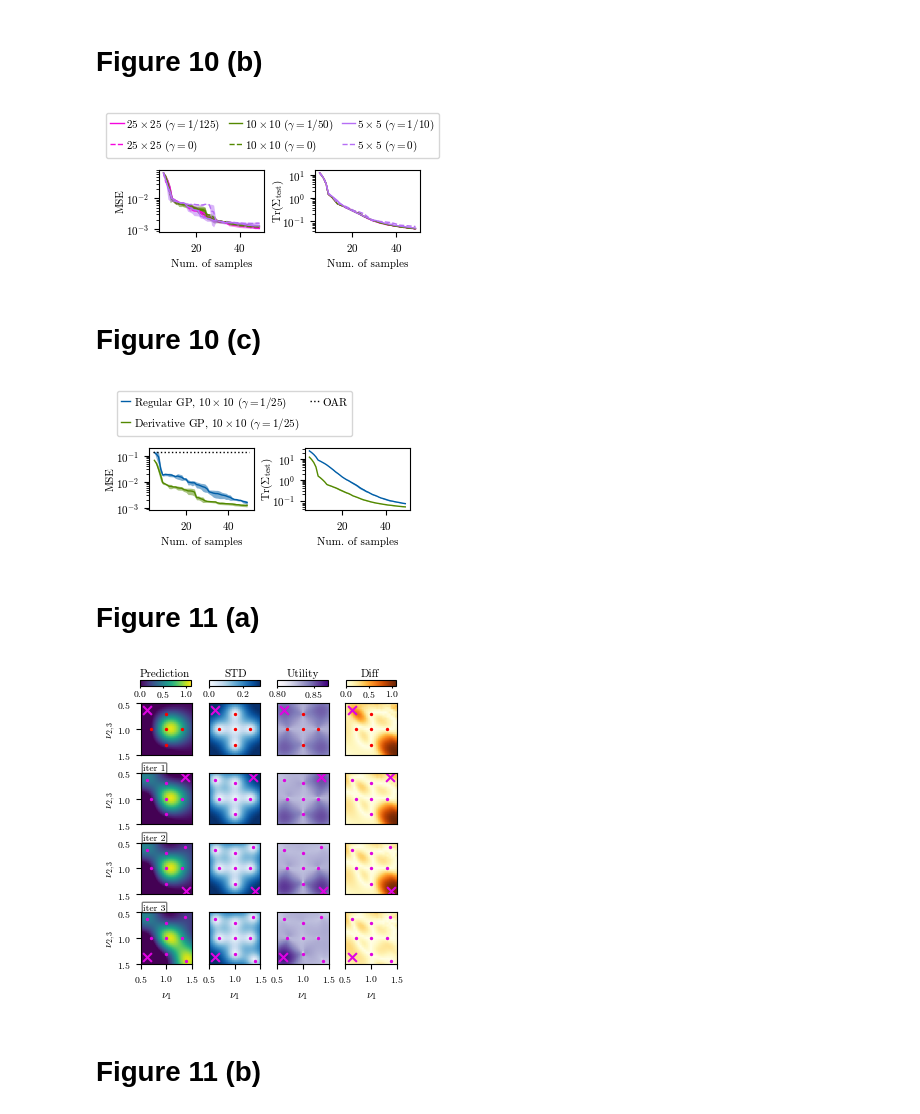
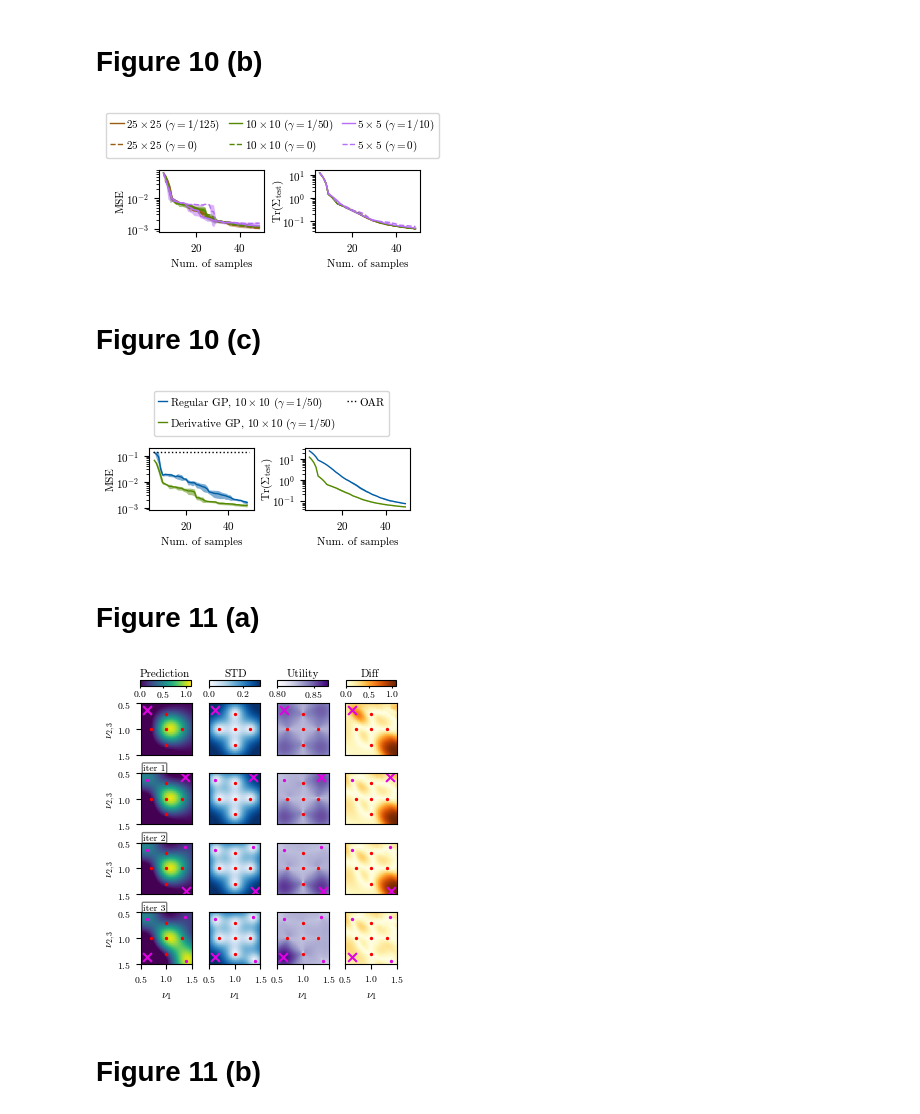
Before and after one commit to alexxromero/gpder, a Jupyter notebook: paper_figures/HEP_2D/plots.ipynb, the cells around one changed output. Saved outputs shown, nothing was run; the diff lists cells and outputs as text; code cells hidden in the pictures.

Commit message:
updating plots

```diff
--- a/paper_figures/HEP_2D/plots.ipynb
+++ b/paper_figures/HEP_2D/plots.ipynb
@@ -519,6 +519,21 @@ gp_reg_mse_Xu25_g0, gp_reg_uncert_Xu25_g0 = BED_regGP(X_util_dim=25, gamma=0, n=
 # f.create_dataset("gp_reg_mse_Xu25_g0", data=gp_reg_mse_Xu25_g0)
 # f.create_dataset("gp_reg_uncert_Xu25_g0", data=gp_reg_uncert_Xu25_g0)
 # f.close()
+# %%
+f = h5py.File("./gp_reg_mse_uncert.h5", "r")
+gp_reg_mse_Xu5_g10 = np.array(f["gp_reg_mse_Xu5_g10"])
+gp_reg_uncert_Xu5_g10 = np.array(f["gp_reg_uncert_Xu5_g10"])
+gp_reg_mse_Xu5_g0 = np.array(f["gp_reg_mse_Xu5_g0"])
+gp_reg_uncert_Xu5_g0 = np.array(f["gp_reg_uncert_Xu5_g0"])
+gp_reg_mse_Xu10_g50 = np.array(f["gp_reg_mse_Xu10_g50"])
+gp_reg_uncert_Xu10_g50 = np.array(f["gp_reg_uncert_Xu10_g50"])
+gp_reg_mse_Xu10_g0 = np.array(f["gp_reg_mse_Xu10_g0"])
+gp_reg_uncert_Xu10_g0 = np.array(f["gp_reg_uncert_Xu10_g0"])
+gp_reg_mse_Xu25_g125 = np.array(f["gp_reg_mse_Xu25_g125"])
+gp_reg_uncert_Xu25_g125 = np.array(f["gp_reg_uncert_Xu25_g125"])
+gp_reg_mse_Xu25_g0 = np.array(f["gp_reg_mse_Xu25_g0"])
+gp_reg_uncert_Xu25_g0 = np.array(f["gp_reg_uncert_Xu25_g0"])
+f.close()
 # %%
 plt.rcParams.update({'text.usetex': False,
                      'font.family': 'serif',
@@ -717,3 +732,18 @@ f.close()
+# %%
+f = h5py.File("./gp_der_mse_uncert.h5", "r")
+gp_der_mse_Xu5_g10 = np.array(f["gp_der_mse_Xu5_g10"])
+gp_der_uncert_Xu5_g10 = np.array(f["gp_der_uncert_Xu5_g10"])
+gp_der_mse_Xu5_g0 = np.array(f["gp_der_mse_Xu5_g0"])
+gp_der_uncert_Xu5_g0 = np.array(f["gp_der_uncert_Xu5_g0"])
+gp_der_mse_Xu10_g50 = np.array(f["gp_der_mse_Xu10_g50"])
+gp_der_uncert_Xu10_g50 = np.array(f["gp_der_uncert_Xu10_g50"])
+gp_der_mse_Xu10_g0 = np.array(f["gp_der_mse_Xu10_g0"])
+gp_der_uncert_Xu10_g0 = np.array(f["gp_der_uncert_Xu10_g0"])
+gp_der_mse_Xu25_g125 = np.array(f["gp_der_mse_Xu25_g125"])
+gp_der_uncert_Xu25_g125 = np.array(f["gp_der_uncert_Xu25_g125"])
+gp_der_mse_Xu25_g0 = np.array(f["gp_der_mse_Xu25_g0"])
+gp_der_uncert_Xu25_g0 = np.array(f["gp_der_uncert_Xu25_g0"])
+f.close()
 # %%
 plt.rcParams.update({'text.usetex': False,
                      'font.family': 'serif',
@@ -729,19 +759,19 @@ a = 5
 b = 45 + 5
 mean_mse_der_sequential = np.mean(gp_der_mse_Xu25_g125, axis=0)
 std_mse_der_sequential = np.std(gp_der_mse_Xu25_g125, ddof=1, axis=0)
-ax[0].plot(np.arange(a, b), mean_mse_der_sequential, linewidth=1, color='#F505DE', label=r'$25 \times 25$ ($\gamma=1/125$)')
+ax[0].plot(np.arange(a, b), mean_mse_der_sequential, linewidth=1, color='#9B5C11', label=r'$25 \times 25$ ($\gamma=1/125$)')
 ax[0].fill_between(np.arange(a, b),
                    mean_mse_der_sequential-std_mse_der_sequential,
                    mean_mse_der_sequential+std_mse_der_sequential,
-                   color='#F505DE', linewidth=0, alpha=0.5)
+                   color='#9B5C11', linewidth=0, alpha=0.5)
 
 mean_mse_der_sequential = np.mean(gp_der_mse_Xu25_g0, axis=0)
 std_mse_der_sequential = np.std(gp_der_mse_Xu25_g0, ddof=1, axis=0)
-ax[0].plot(np.arange(a, b), mean_mse_der_sequential, linewidth=1, color='#F505DE', label=r'$25 \times 25$ ($\gamma=0$)', linestyle='--')
+ax[0].plot(np.arange(a, b), mean_mse_der_sequential, linewidth=1, color='#9B5C11', label=r'$25 \times 25$ ($\gamma=0$)', linestyle='--')
 ax[0].fill_between(np.arange(a, b),
                    mean_mse_der_sequential-std_mse_der_sequential,
                    mean_mse_der_sequential+std_mse_der_sequential,
-                   color='#F505DE', linewidth=0, alpha=0.5)
+                   color='#9B5C11', linewidth=0, alpha=0.5)
 
 mean_mse_der_sequential = np.mean(gp_der_mse_Xu10_g50, axis=0)
 std_mse_der_sequential = np.std(gp_der_mse_Xu10_g50, ddof=1, axis=0)
@@ -779,19 +809,19 @@ ax[0].fill_between(np.arange(a, b),
 # -- BED k=1 -- #
 mean_uncert_der_sequential = np.mean(gp_der_uncert_Xu25_g125, axis=0)
 std_uncert_der_sequential = np.std(gp_der_uncert_Xu25_g125, ddof=1, axis=0)
-ax[1].plot(np.arange(a, b), mean_uncert_der_sequential, linewidth=1, color='#F505DE')
+ax[1].plot(np.arange(a, b), mean_uncert_der_sequential, linewidth=1, color='#9B5C11')
 ax[1].fill_between(np.arange(a, b),
                    mean_uncert_der_sequential-std_uncert_der_sequential,
                    mean_uncert_der_sequential+std_uncert_der_sequential,
-                   color='#F505DE', linewidth=0, alpha=0.5)
+                   color='#9B5C11', linewidth=0, alpha=0.5)
 
 mean_uncert_der_sequential = np.mean(gp_der_uncert_Xu25_g0, axis=0)
 std_uncert_der_sequential = np.std(gp_der_uncert_Xu25_g0, ddof=1, axis=0)
-ax[1].plot(np.arange(a, b), mean_uncert_der_sequential, linewidth=1, color='#F505DE', linestyle='--')
+ax[1].plot(np.arange(a, b), mean_uncert_der_sequential, linewidth=1, color='#9B5C11', linestyle='--')
 ax[1].fill_between(np.arange(a, b),
                    mean_uncert_der_sequential-std_uncert_der_sequential,
                    mean_uncert_der_sequential+std_uncert_der_sequential,
-                   color='#F505DE', linewidth=0, alpha=0.5)
+                   color='#9B5C11', linewidth=0, alpha=0.5)
 
 mean_uncert_der_sequential = np.mean(gp_der_uncert_Xu10_g50, axis=0)
 std_uncert_der_sequential = np.std(gp_der_uncert_Xu10_g50, ddof=1, axis=0)
@@ -840,7 +870,7 @@ plt.savefig("hep2d_BED_derGP_XuChoice.pdf", bbox_inches="tight", pad_inches=0.1,
 
 plt.show()
 # %% [output]
-[figure, old version]
+[figure, new version]
 # %% [markdown]
 # Figure 10 (c)
 # %%
@@ -859,7 +889,7 @@ b = 45 + 5
 
 mean_mse_reg_sequential = np.mean(gp_reg_mse_Xu10_g50, axis=0)
 std_mse_reg_sequential = np.std(gp_reg_mse_Xu10_g50, ddof=1, axis=0)
-ax[0].plot(np.arange(a, b), mean_mse_reg_sequential, linewidth=1, color='#005EA7', label=r'Regular GP, $10 \times 10$ ($\gamma=1/25$)')
+ax[0].plot(np.arange(a, b), mean_mse_reg_sequential, linewidth=1, color='#005EA7', label=r'Regular GP, $10 \times 10$ ($\gamma=1/50$)')
 ax[0].fill_between(np.arange(a, b),
                    mean_mse_reg_sequential-std_mse_reg_sequential,
                    mean_mse_reg_sequential+std_mse_reg_sequential,
@@ -867,7 +897,7 @@ ax[0].fill_between(np.arange(a, b),
 
 mean_mse_der_sequential = np.mean(gp_der_mse_Xu10_g50, axis=0)
 std_mse_der_sequential = np.std(gp_der_mse_Xu10_g50, ddof=1, axis=0)
-ax[0].plot(np.arange(a, b), mean_mse_der_sequential, linewidth=1, color='#538900', label=r'Derivative GP, $10 \times 10$ ($\gamma=1/25$)')
+ax[0].plot(np.arange(a, b), mean_mse_der_sequential, linewidth=1, color='#538900', label=r'Derivative GP, $10 \times 10$ ($\gamma=1/50$)')
 ax[0].fill_between(np.arange(a, b),
                    mean_mse_der_sequential-std_mse_der_sequential,
                    mean_mse_der_sequential+std_mse_der_sequential,
@@ -878,35 +908,35 @@ ax[0].hlines(mse_OAR, 4.5, 50, color='black', linestyle='dotted', linewidth=1, l
 
 mean_uncert_reg_sequential = np.mean(gp_reg_uncert_Xu10_g50, axis=0)
 std_uncert_reg_sequential = np.std(gp_reg_uncert_Xu10_g50, ddof=1, axis=0)
 ax[1].plot(np.arange(a, b), mean_uncert_reg_sequential, linewidth=1, color='#005EA7')
 ax[1].fill_between(np.arange(a, b),
                    mean_uncert_reg_sequential-std_uncert_reg_sequential,
                    mean_uncert_reg_sequential+std_uncert_reg_sequential,
                    color='#005EA7', linewidth=0, alpha=0.5)
 
 mean_uncert_der_sequential = np.mean(gp_der_uncert_Xu10_g50, axis=0)
 std_uncert_der_sequential = np.std(gp_der_uncert_Xu10_g50, ddof=1, axis=0)
 ax[1].plot(np.arange(a, b), mean_uncert_der_sequential, linewidth=1, color='#538900')
 ax[1].fill_between(np.arange(a, b),
                    mean_uncert_der_sequential-std_uncert_der_sequential,
                    mean_uncert_der_sequential+std_uncert_der_sequential,
                    color='#538900', linewidth=0, alpha=0.5)
 
 for i in range(2):
     ax[i].set_xlabel("Num. of samples")
 
-ax[0].legend(handlelength=0.8, ncol=2, columnspacing=1, handletextpad=0.3, loc=(-0.3, 1.2))
+ax[0].legend(handlelength=0.8, ncol=2, columnspacing=1, handletextpad=0.3, loc=(0.05, 1.2))
 
 ax[0].set_ylabel("MSE", labelpad=0)
 ax[1].set_ylabel("Tr($\Sigma_{\mathrm{test}}$)", labelpad=-2)
 
 ax[0].set_yscale('log')
 ax[1].set_yscale('log')
 
 plt.savefig("hep2d_BED_derGP_vs_regGP.pdf", bbox_inches="tight", pad_inches=0.1, dpi=400)
 plt.show()
 # %% [output]
-[figure, old version]
+[figure, new version]
 # %% [markdown]
 # Figure 11 (a)
 # %%
@@ -969,7 +999,7 @@ for i in range(n_plots-1):
     im3 = ax[i+1][3].imshow(np.abs(y_pred.ravel() - y_test.ravel()).reshape(res, res), origin='upper', extent=extent, cmap='YlOrBr', vmin=0, vmax=1.1)
 
     for j in range(n_plots):
-        ax[i+1][j].scatter(gp_reg.X_train[:5, 0], gp_reg.X_train[:5, 1], facecolor='#DF03E1', s=2)
+        ax[i+1][j].scatter(gp_reg.X_train[:5, 0], gp_reg.X_train[:5, 1], facecolor='#FA0000', s=2)
         ax[i+1][j].scatter(gp_reg.X_train[5:, 0], gp_reg.X_train[5:, 1], facecolor='#DF03E1', s=2)
 
     # next selection point
@@ -1030,7 +1060,7 @@ fig.text(0.785, 0.96, r"Diff", fontsize=8)
 plt.savefig("hep2d_regGPR_BED.pdf", bbox_inches='tight', pad_inches=0.03, dpi=400)
 plt.show()
 # %% [output]
-[figure, old version]
+[figure, new version]
 # %% [markdown]
 # Figure 11 (b)
 # %%
```
Also changed, not shown: parts of 10 cells of this notebook, 35 other files.
